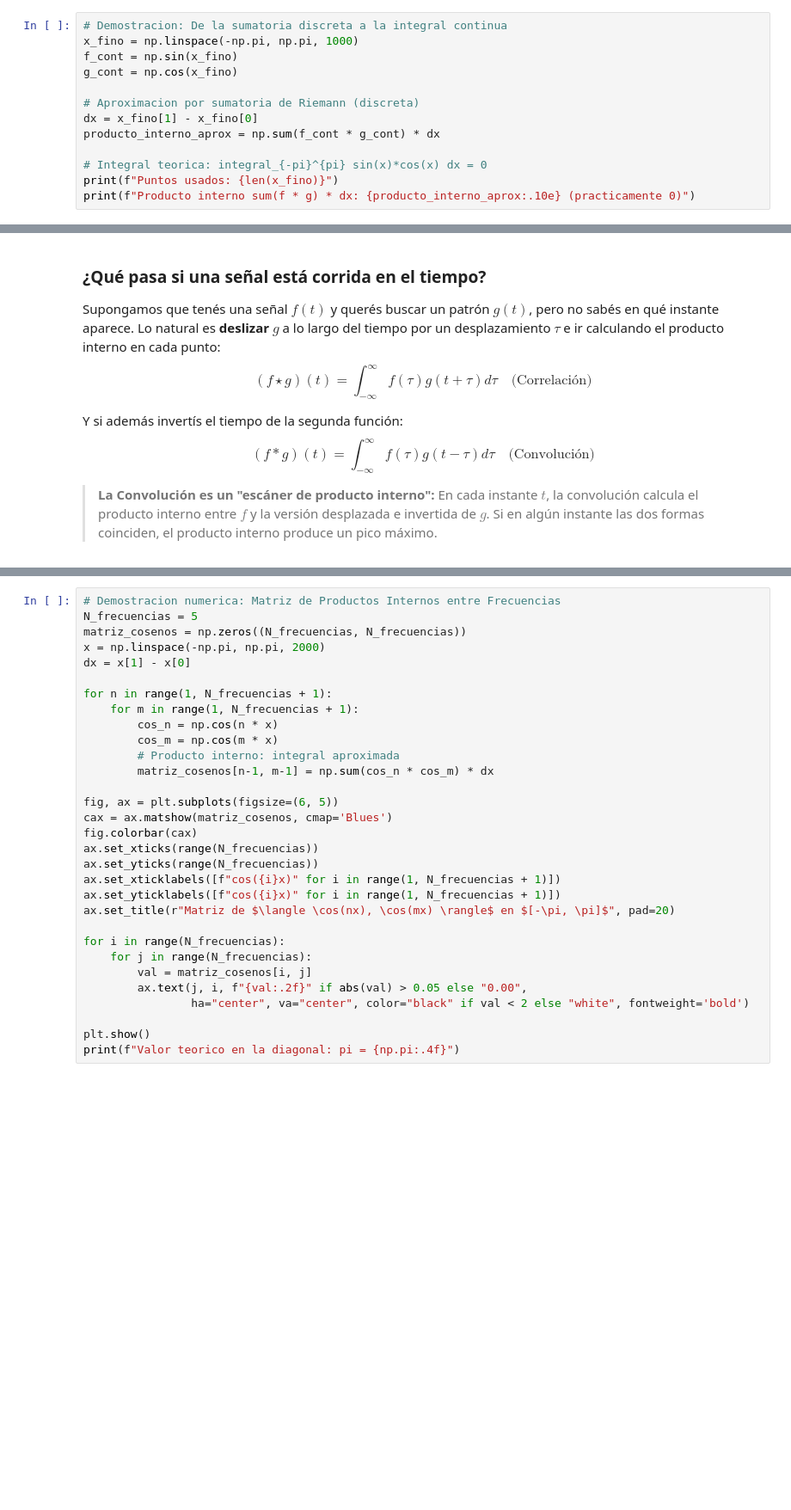
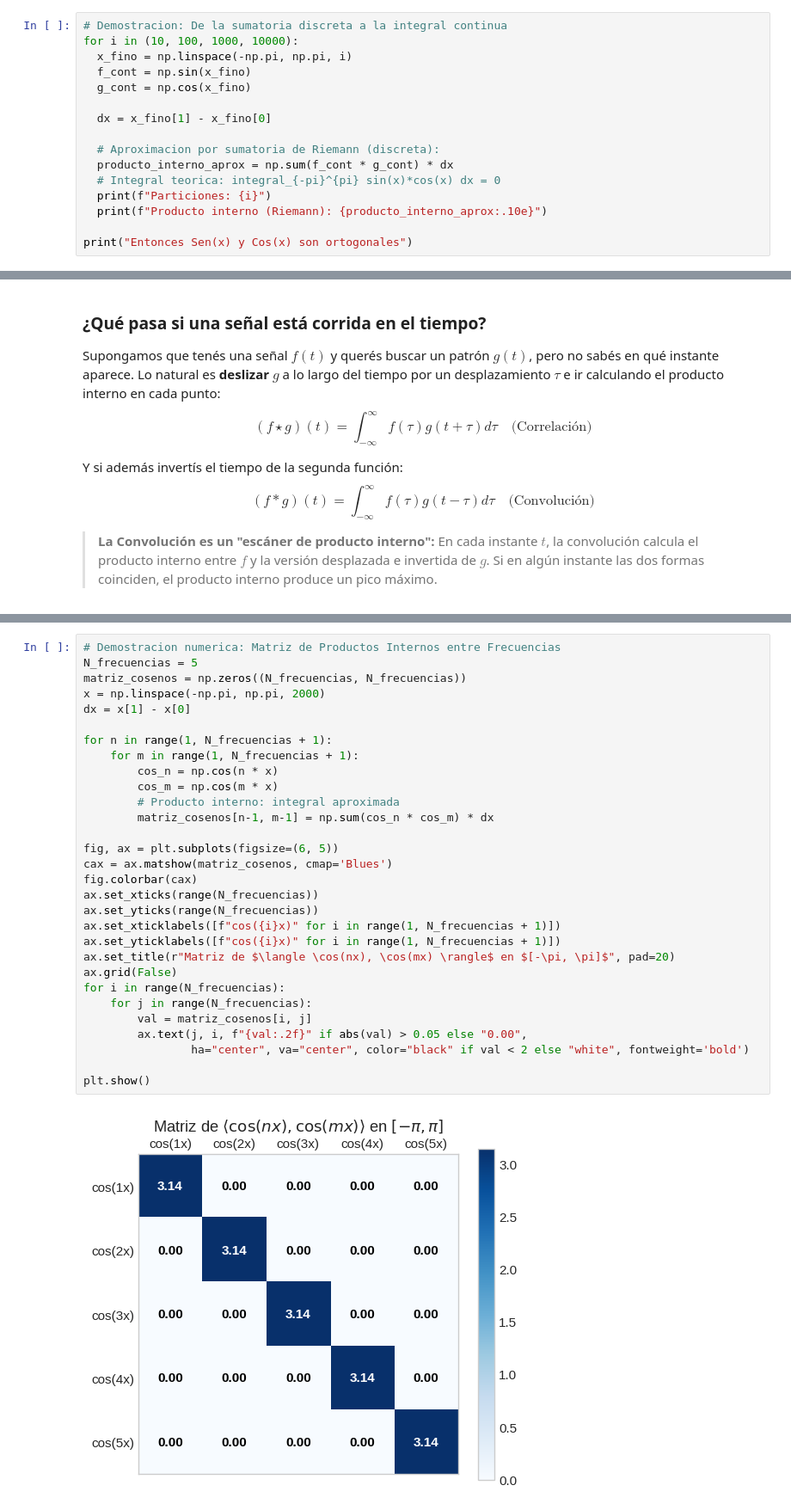
Before and after one commit to StrawEater/PracticasPDI3erBimestre, a Jupyter notebook: Laboratorios/labo4.ipynb, the cells around one changed output, grey strips where cells are left out. Shown at 86% size. Cells and saved outputs as stored; diff of their text form; blank space fills up the shorter version.

```diff
--- a/Laboratorios/labo4.ipynb
+++ b/Laboratorios/labo4.ipynb
@@ -104,14 +105,17 @@ $$\langle f, g \rangle = \int_a^b f(x) g(x) dx$$
 ¡Exactamente la misma idea! Multiplicás las funciones punto a punto y sumás todas las componentes. Si $\langle f, g \rangle = 0$, decimos que las dos funciones son **ortogonales**.
 # %%
 # Demostracion: De la sumatoria discreta a la integral continua
-x_fino = np.linspace(-np.pi, np.pi, 1000)
-f_cont = np.sin(x_fino)
-g_cont = np.cos(x_fino)
+for i in (10, 100, 1000, 10000):
+  x_fino = np.linspace(-np.pi, np.pi, i)
+  f_cont = np.sin(x_fino)
+  g_cont = np.cos(x_fino)
 
-# Aproximacion por sumatoria de Riemann (discreta)
-dx = x_fino[1] - x_fino[0]
-producto_interno_aprox = np.sum(f_cont * g_cont) * dx
+  dx = x_fino[1] - x_fino[0]
 
-# Integral teorica: integral_{-pi}^{pi} sin(x)*cos(x) dx = 0
-print(f"Puntos usados: {len(x_fino)}")
-print(f"Producto interno sum(f * g) * dx: {producto_interno_aprox:.10e} (practicamente 0)")
+  # Aproximacion por sumatoria de Riemann (discreta):
+  producto_interno_aprox = np.sum(f_cont * g_cont) * dx
+  # Integral teorica: integral_{-pi}^{pi} sin(x)*cos(x) dx = 0
+  print(f"Particiones: {i}")
+  print(f"Producto interno (Riemann): {producto_interno_aprox:.10e}")
+
+print("Entonces Sen(x) y Cos(x) son ortogonales")
@@ -195,31 +211,32 @@ $$\int_{-\pi}^\pi \cos(nx) \sin(mx) dx = 0 \quad \text{siempre}$$
 # %%
 # Demostracion numerica: Matriz de Productos Internos entre Frecuencias
 N_frecuencias = 5
 matriz_cosenos = np.zeros((N_frecuencias, N_frecuencias))
 x = np.linspace(-np.pi, np.pi, 2000)
 dx = x[1] - x[0]
 
 for n in range(1, N_frecuencias + 1):
     for m in range(1, N_frecuencias + 1):
         cos_n = np.cos(n * x)
         cos_m = np.cos(m * x)
         # Producto interno: integral aproximada
         matriz_cosenos[n-1, m-1] = np.sum(cos_n * cos_m) * dx
 
 fig, ax = plt.subplots(figsize=(6, 5))
 cax = ax.matshow(matriz_cosenos, cmap='Blues')
 fig.colorbar(cax)
 ax.set_xticks(range(N_frecuencias))
 ax.set_yticks(range(N_frecuencias))
 ax.set_xticklabels([f"cos({i}x)" for i in range(1, N_frecuencias + 1)])
 ax.set_yticklabels([f"cos({i}x)" for i in range(1, N_frecuencias + 1)])
 ax.set_title(r"Matriz de $\langle \cos(nx), \cos(mx) \rangle$ en $[-\pi, \pi]$", pad=20)
-
+ax.grid(False)
 for i in range(N_frecuencias):
     for j in range(N_frecuencias):
         val = matriz_cosenos[i, j]
         ax.text(j, i, f"{val:.2f}" if abs(val) > 0.05 else "0.00",
                 ha="center", va="center", color="black" if val < 2 else "white", fontweight='bold')
 
 plt.show()
-print(f"Valor teorico en la diagonal: pi = {np.pi:.4f}")
+# %% [output]
+[figure, added]
```
Also changed, not shown: parts of 13 cells of this notebook.
